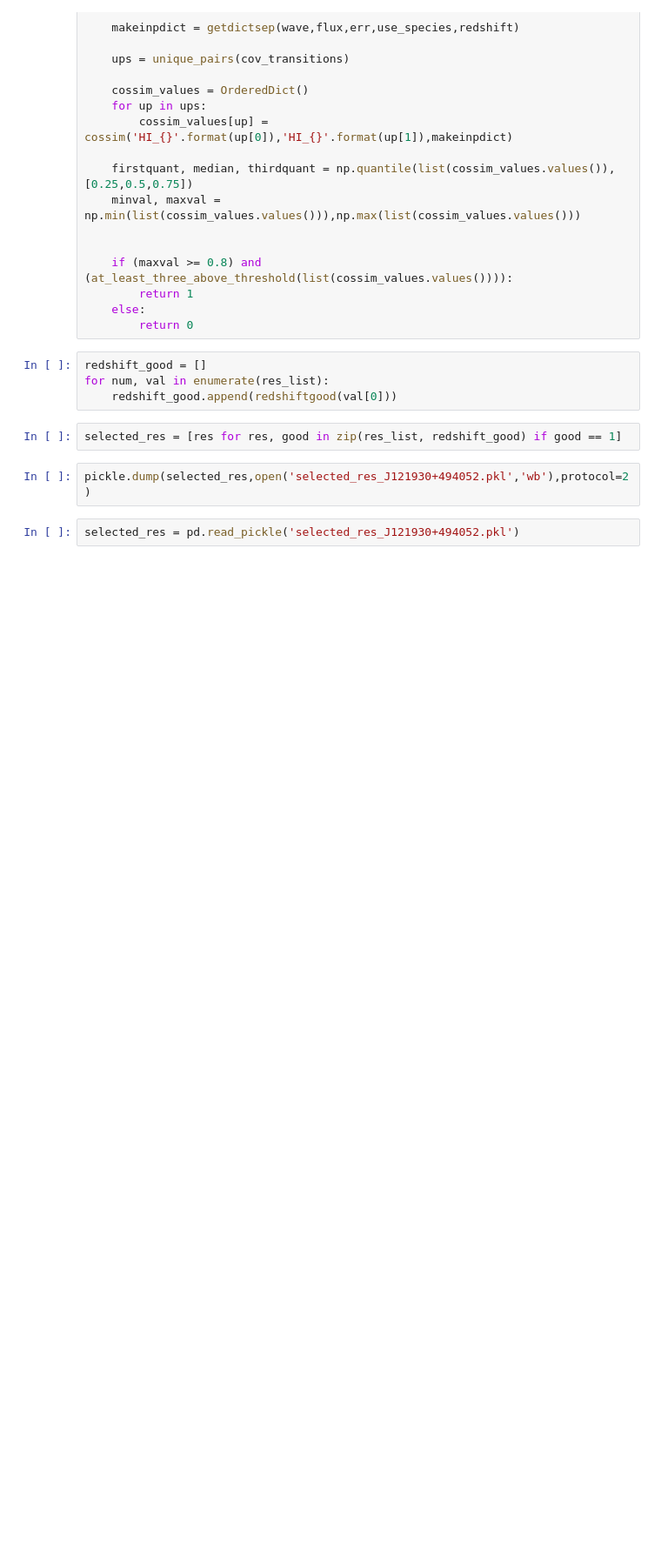
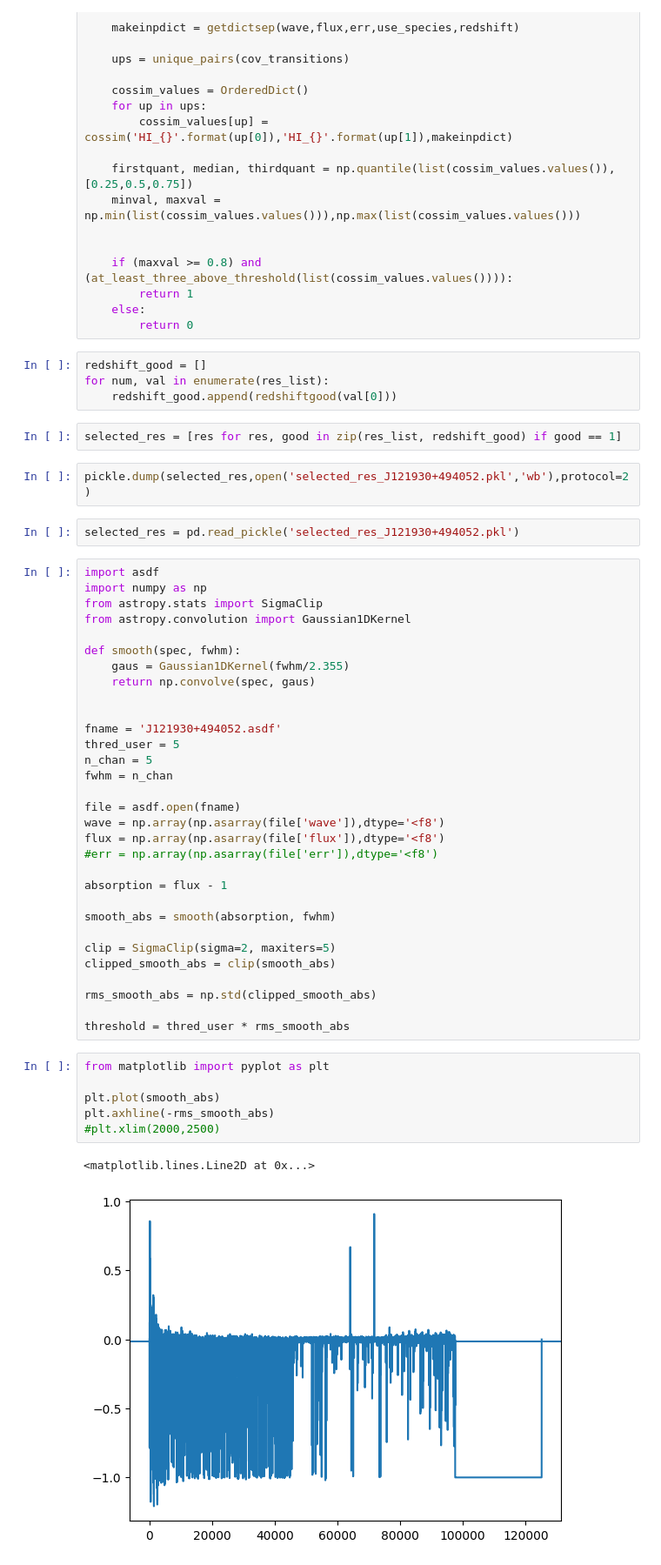
Before and after one commit to sameeresque/pyALF, a Jupyter notebook: pyALF.ipynb, the cells around one changed output. Shown at 87% size. Drawn from its saved outputs; the diff is of its cells as text; blank space fills up the shorter version.

```diff
--- a/pyALF.ipynb
+++ b/pyALF.ipynb
@@ -665,3 +665,43 @@ selected_res = [res for res, good in zip(res_list, redshift_good) if good == 1]
 pickle.dump(selected_res,open('selected_res_J121930+494052.pkl','wb'),protocol=2)
 # %%
 selected_res = pd.read_pickle('selected_res_J121930+494052.pkl')
+# %%
+import asdf
+import numpy as np
+from astropy.stats import SigmaClip
+from astropy.convolution import Gaussian1DKernel
+
+def smooth(spec, fwhm):
+    gaus = Gaussian1DKernel(fwhm/2.355)
+    return np.convolve(spec, gaus)
+
+
+fname = 'J121930+494052.asdf'
+thred_user = 5
+n_chan = 5
+fwhm = n_chan
+
+file = asdf.open(fname)
+wave = np.array(np.asarray(file['wave']),dtype='<f8')
+flux = np.array(np.asarray(file['flux']),dtype='<f8')
+#err = np.array(np.asarray(file['err']),dtype='<f8')
+
+absorption = flux - 1
+
+smooth_abs = smooth(absorption, fwhm)
+
+clip = SigmaClip(sigma=2, maxiters=5)
+clipped_smooth_abs = clip(smooth_abs)
+
+rms_smooth_abs = np.std(clipped_smooth_abs)
+
+threshold = thred_user * rms_smooth_abs
+# %%
+from matplotlib import pyplot as plt
+
+plt.plot(smooth_abs)
+plt.axhline(-rms_smooth_abs)
+#plt.xlim(2000,2500)
+# %% [output]
+<matplotlib.lines.Line2D at 0x...>
+[figure, added]
```
Also changed, not shown: parts of 1 cell of this notebook.
